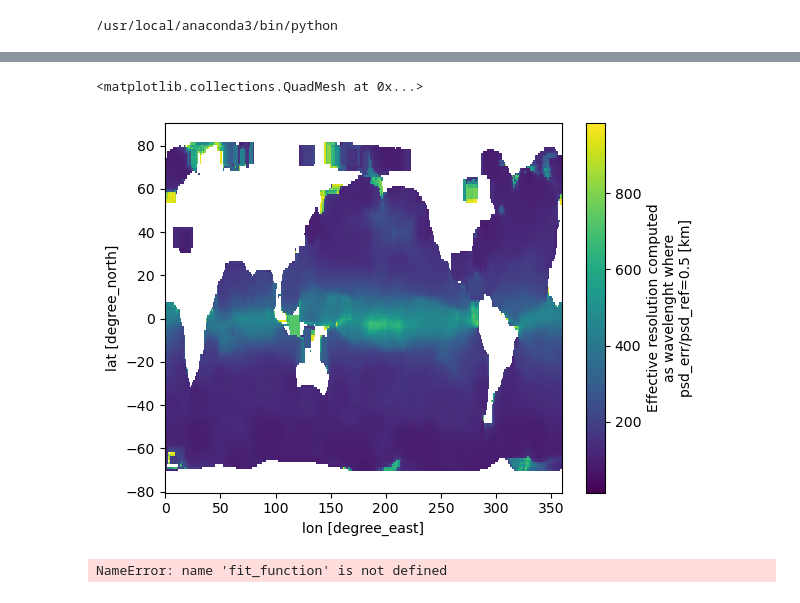
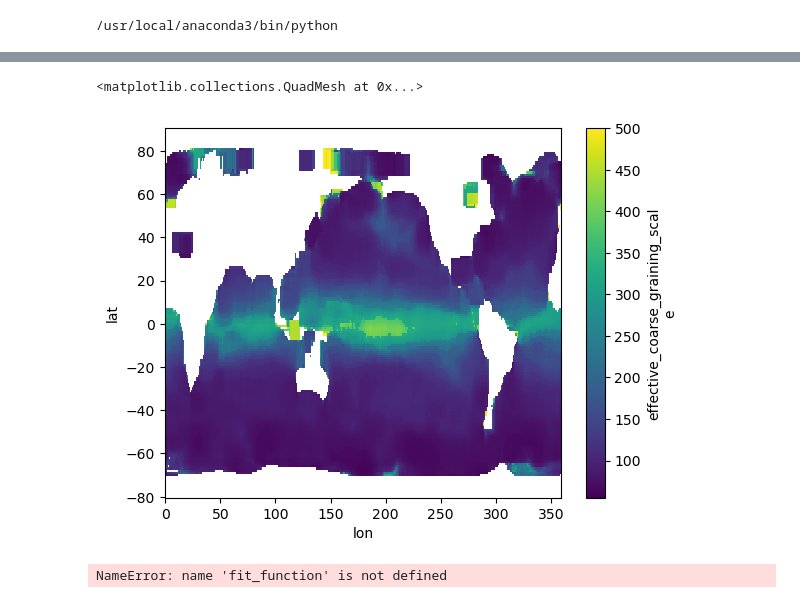
Before and after one commit to ocean-data-challenges/2023a_SSH_mapping_OSE, a Jupyter notebook: nb_diags_global/ssh_effective_coarse_graining_scale.ipynb, the cells around one changed output, grey strips where cells are left out. Cells and saved outputs as stored; diff of their text form; code cells hidden in the pictures.

```diff
--- a/nb_diags_global/ssh_effective_coarse_graining_scale.ipynb
+++ b/nb_diags_global/ssh_effective_coarse_graining_scale.ipynb
@@ -29,11 +29,11 @@ from src.mod_spectral import *
 # %%
 help(compute_effective_coarse_graining_scale)
 # %%
-ds = xr.open_dataset('/dat1/smart1n/aviso-data/global training data/2023a_SSH_mapping_OSE/results/psd_sla_simvp_ssh_sst_1M_global_6sat.nc')#.sel(lon=slice(150,160))
-ds['effective_resolution'].plot()
+ds = xr.open_dataset('/dat1/smart1n/aviso-data/global training data/2023a_SSH_mapping_OSE/results/psd_sla_simvp_ssh_sst_1M_global_6sat_w_coarsegrain.nc')#.sel(lon=slice(150,160))
+ds['effective_coarse_graining_scale'].plot()
 # %% [output]
 <matplotlib.collections.QuadMesh at 0x...>
-[figure, old version]
+[figure, new version]
 # %%
 (1-ds['psd_diff']/ds['psd_ref']).isel(lat=0,lon=0).plot()
 plt.plot(ds['wavenumber'],fit_function(ds['wavenumber'],100*2*np.pi))
```
Also changed, not shown: 1 other file.
